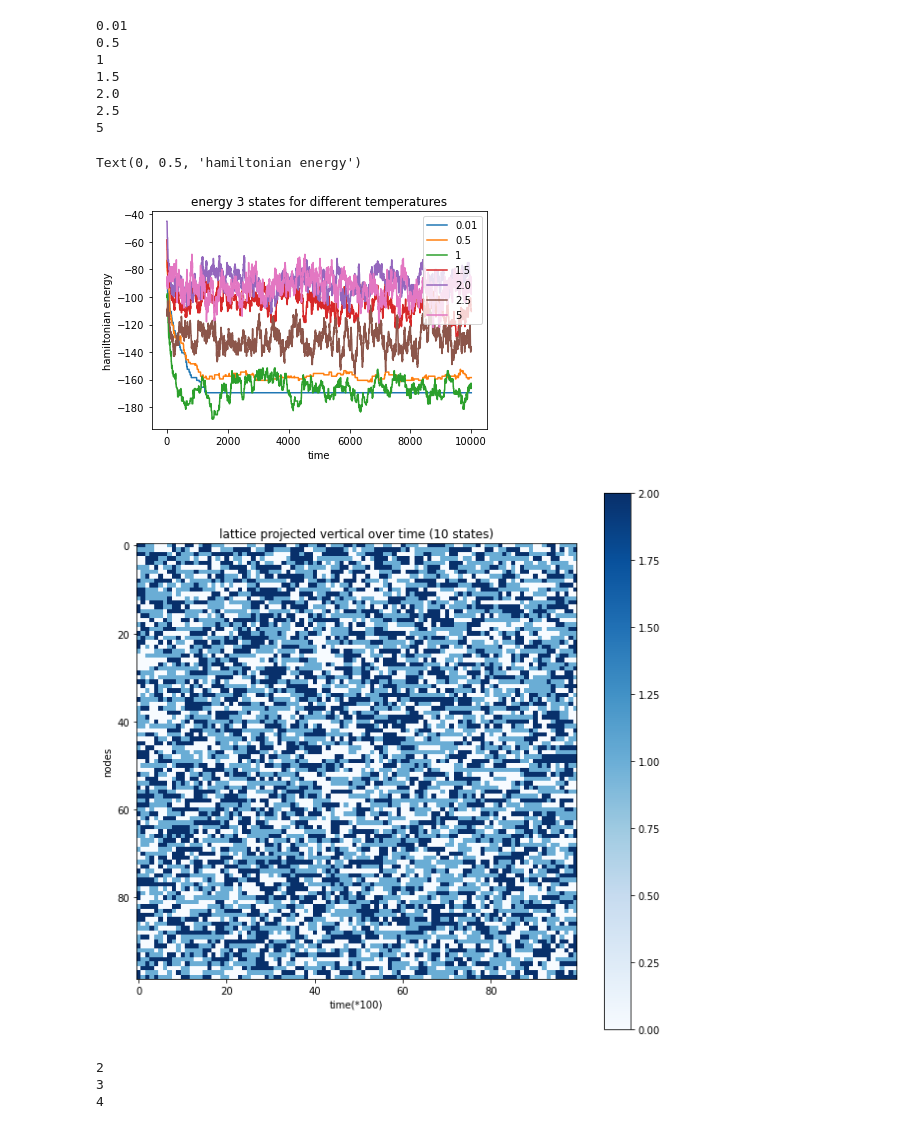
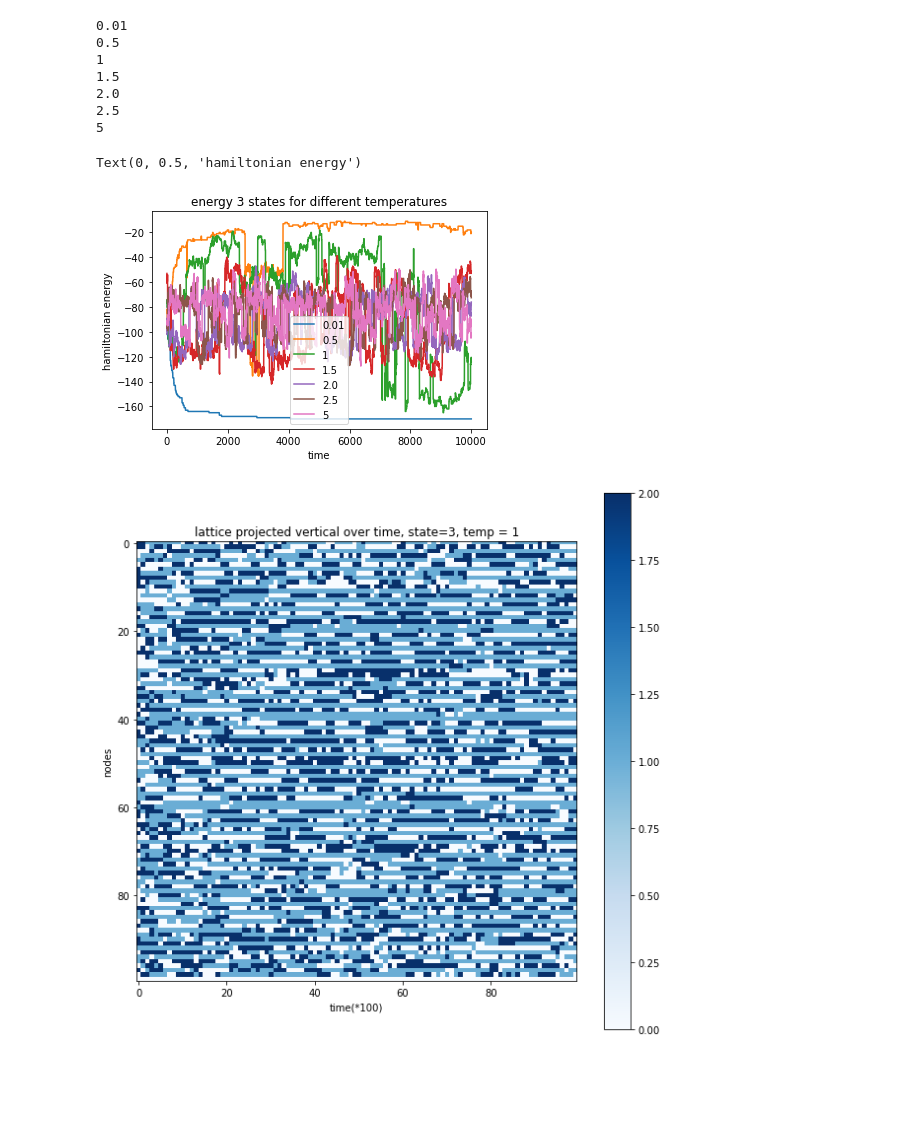
Before and after one commit to ThoStart/potts_model, a Jupyter notebook: nstate_ising_cy.ipynb, the cells around one changed output. Drawn from its saved outputs; the diff is of its cells as text; code cells hidden in the pictures; blank space fills up the shorter version.

```diff
--- a/nstate_ising_cy.ipynb
+++ b/nstate_ising_cy.ipynb
@@ -270,0 +380,5 @@ outfile.close()
+# %%
+filename = 'experiment1-nondirectional'
+infile = open(filename,'rb')
+runs = pickle.load(infile)
+infile.close()
@@ -320,7 +443,7 @@ plt.show()
 # %%
 for temp in temperatures:
     print(f'{temp}')
-    plt.plot(np.arange(0, i2+1, 1), runs[f'run(3, {temp}, 0)'][102], label=temp)
+    plt.plot(np.arange(0, i2+1, 1), runs[f'run(3, {temp}, 2)'][101], label=temp)
 
 plt.legend()
 plt.title('energy 3 states for different temperatures')
@@ -335,16 +458,16 @@ plt.ylabel('hamiltonian energy')
 2.5
 5
 Text(0, 0.5, 'hamiltonian energy')
-[figure, old version]
+[figure, new version]
 # %%
 # np.array(runs['run(3, 0.01, 0)'].loc[:99])
 
 plt.figure(figsize=(10,10))
-plt.imshow(np.array(runs['run(3, 5, 0)'].iloc[::100, :99]).T, cmap='Blues')
+plt.imshow(np.array(runs['run(3, 1, 0)'].iloc[::100, :100]).T, cmap='Blues')
 plt.colorbar()
-plt.title('lattice projected vertical over time (10 states)')
+plt.title('lattice projected vertical over time, state=3, temp = 1')
 plt.ylabel('nodes')
 plt.xlabel('time(*100)')
 plt.show()
 # %% [output]
-[figure, old version]
+[figure, new version]
@@ -357,35 +473,0 @@ plt.show()
-# %%
-temperatures = np.linspace(0.01, 5, 10) #[0.1, 1, 2, 4, 10]
-# temperatures = np.logspace(0.01, 10, 10)
-states = [2, 3, 4]
-runs = np.arange(0, 10, 1)
-
-info_runs = np.zeros((len(states)*len(temperatures), 2))
-avg_runs = np.zeros((len(runs)*len(states)*len(temperatures), 14400))
-vc_satisfaction = np.zeros((len(runs)*len(states)*len(temperatures), 144))
-
-
-def perform_tests(temperatures, states):
-    '''
-    Perform multiple simulations with different temperatures and states.
-    Saves the system-hamiltonian per step of multiple runs.
-    '''
-    i = 0
-    j = 0
-    for state in states:
-        print(state)
-        for temp in temperatures:
-            info_runs[j] = state, temp
-            j += 1
-            for run in runs:
-                G_init, M, system_hamiltonian, J, fm = simulate(temp, state)
-                avg_runs[i] = system_hamiltonian
-                vc_satisfaction[i] = M
-                i += 1
-    return info_runs, avg_runs
-
-info_runs, avg_runs = perform_tests(temperatures, states)
-# %% [output]
-2
-3
-4
```
Also changed, not shown: parts of 30 cells of this notebook.
